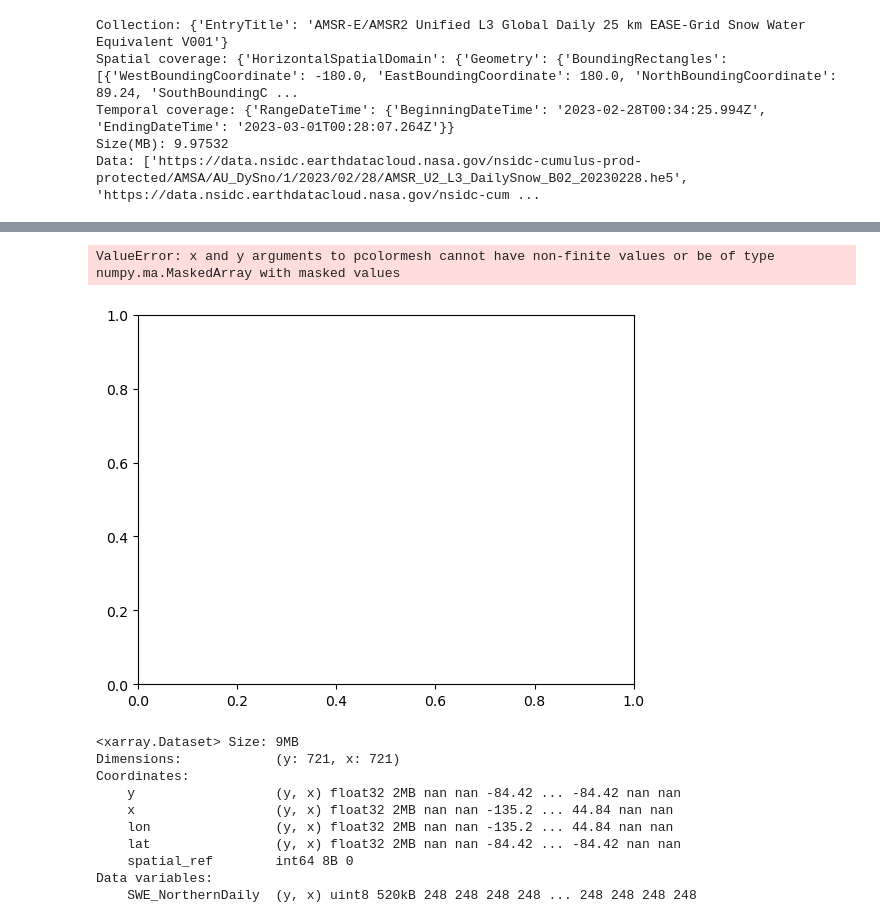
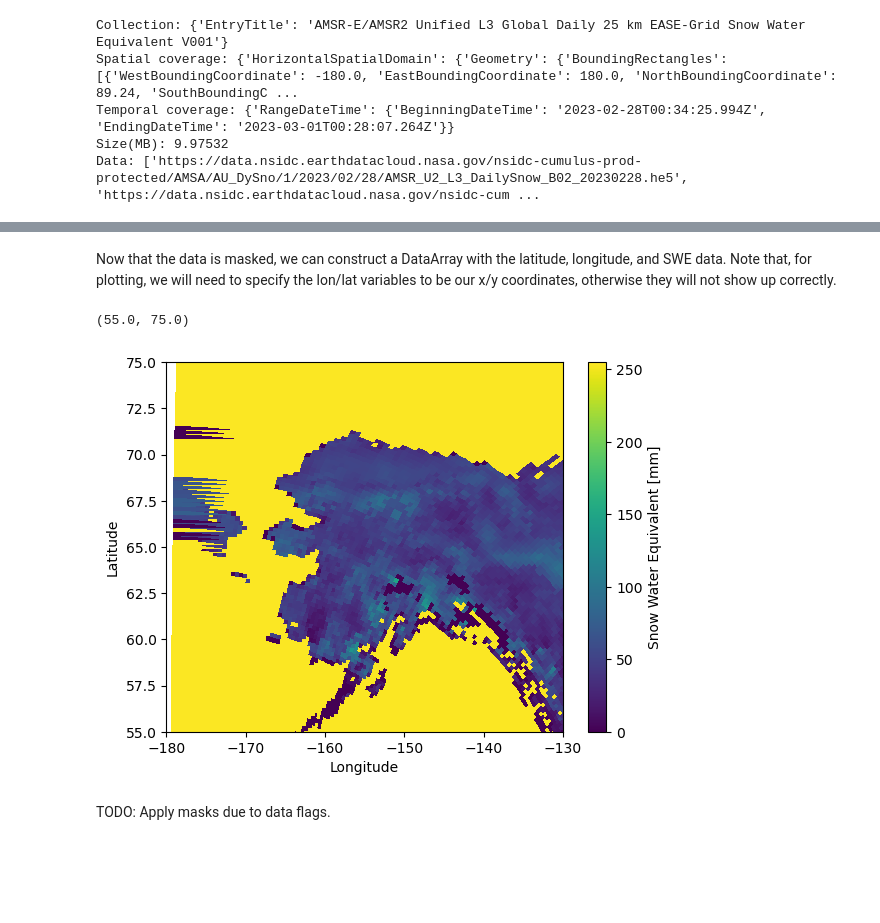
Before and after one commit to zachghiaccio/snow-observations, a Jupyter notebook: notebooks/AMSR2_swe_access.ipynb, the cells around one changed output, grey strips where cells are left out. Drawn from its saved outputs; the diff is of its cells as text; code cells hidden in the pictures; blank space fills up the shorter version.

```diff
--- a/notebooks/AMSR2_swe_access.ipynb
+++ b/notebooks/AMSR2_swe_access.ipynb
@@ -158,10 +68,0 @@ MissingDimensionsError: cannot set variable 'x' with 2-dimensional data without
-# %%
-ds = ds.assign_coords(x=ds.x.where(np.isfinite(ds.x)))
-ds = ds.assign_coords(y=ds.y.where(np.isfinite(ds.y)))
-ds = ds.dropna(dim='x')
-ds = ds.dropna(dim='y')
-
-ds['SWE_NorthernDaily'].plot()
-# %% [output]
-ValueError: x and y arguments to pcolormesh cannot have non-finite values or be of type numpy.ma.MaskedArray with masked values
-[figure, removed]
@@ -170,13 +69,29 @@ ds = ds.assign_coords(x=ds.x.where(np.isfinite(ds.x)), drop=True)
-# %%
-ds
-# %% [output]
-<xarray.Dataset> Size: 9MB
-Dimensions:            (y: 721, x: 721)
-Coordinates:
-    y                  (y, x) float32 2MB nan nan -84.42 ... -84.42 nan nan
-    x                  (y, x) float32 2MB nan nan -135.2 ... 44.84 nan nan
-    lon                (y, x) float32 2MB nan nan -135.2 ... 44.84 nan nan
-    lat                (y, x) float32 2MB nan nan -84.42 ... -84.42 nan nan
-    spatial_ref        int64 8B 0
-Data variables:
-    SWE_NorthernDaily  (y, x) uint8 520kB 248 248 248 248 ... 248 248 248 248
+# %% [markdown]
+Now that the data is masked, we can construct a DataArray with the latitude, longitude, and SWE data. Note that, for plotting, we will need to specify the lon/lat variables to be our x/y coordinates, otherwise they will not show up correctly.
+# %%
+da = xr.DataArray(
+    swe_masked,
+    dims=['y', 'x'],
+    coords={
+        'lon': (['y', 'x'], lon_clean),
+        'lat': (['y', 'x'], lat_clean)
+    },
+    attrs={
+        'long_name': 'Snow Water Equivalent',
+        'units': 'mm',
+        'projection': 'EPSG:3408'
+    },
+    name='SWE'
+)
+# %%
+fig, ax = plt.subplots()
+da.plot(x='lon', y='lat')
+ax.set_xlabel('Longitude')
+ax.set_ylabel('Latitude')
+ax.set_xlim(-180, -130)
+ax.set_ylim(55, 75)
+# %% [output]
+(55.0, 75.0)
+[figure, added]
+# %% [markdown]
+TODO: Apply masks due to data flags.
```
Also changed, not shown: parts of 9 cells of this notebook.
